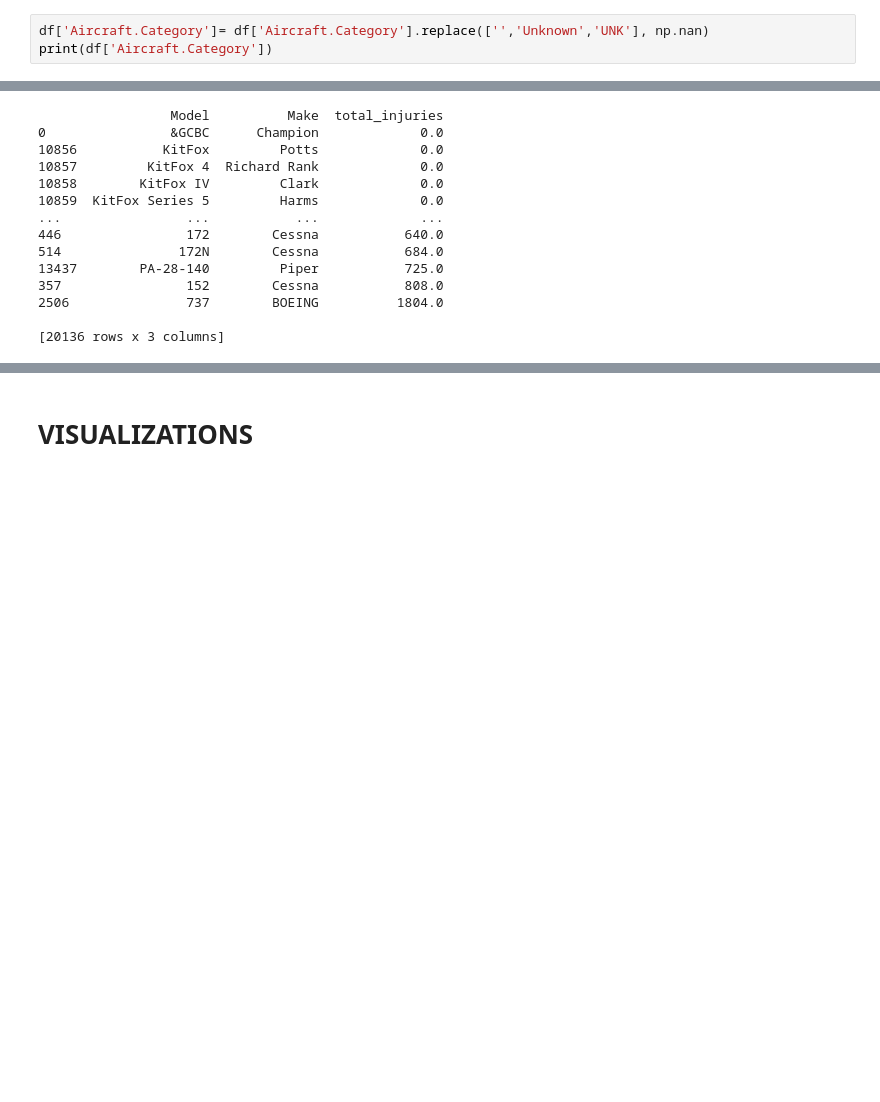
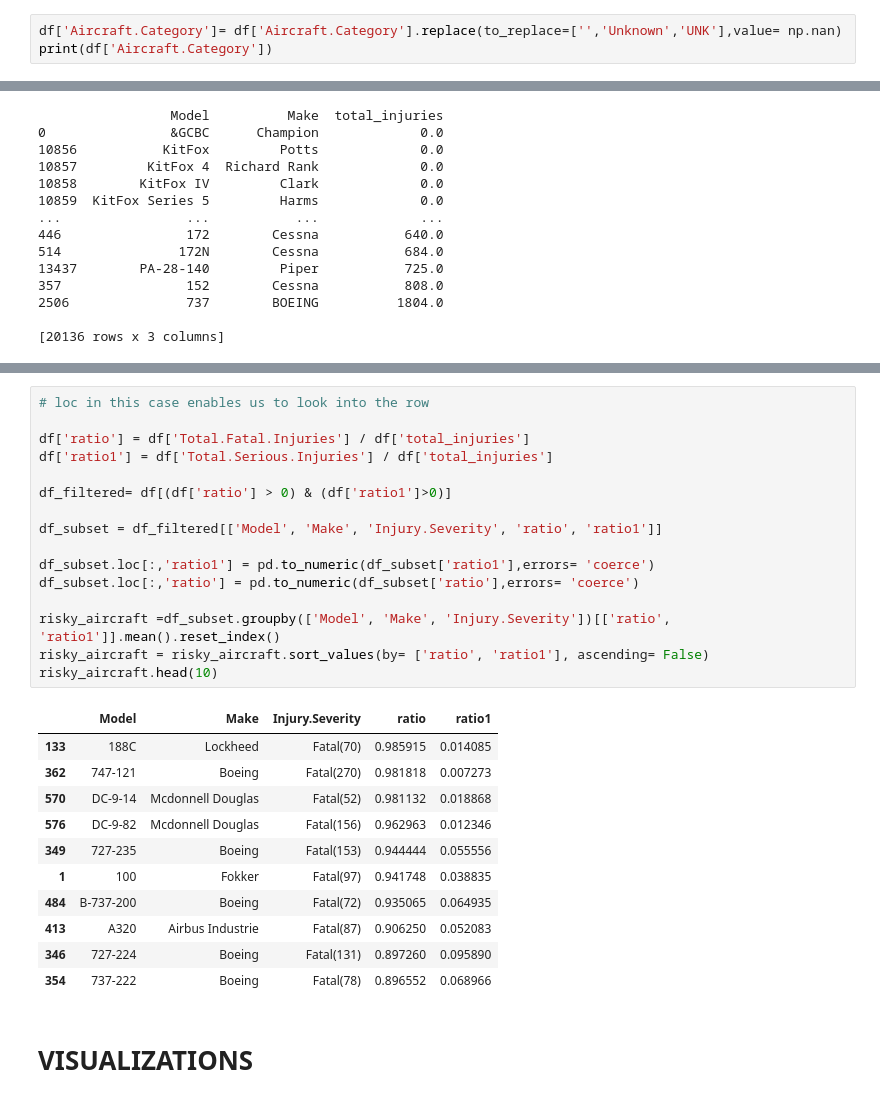
Before and after one commit to Luccy-svg/Aviation_Accidents_Project, a Jupyter notebook: student.ipynb, the cells around one changed output, grey strips where cells are left out. Drawn from its saved outputs; the diff is of its cells as text; blank space fills up the shorter version.

```diff
--- a/student.ipynb
+++ b/student.ipynb
@@ -187,7 +170,7 @@ array([nan, 'Airplane', 'Helicopter', 'Glider', 'Balloon', 'Gyrocraft',
        'Ultralight', 'Unknown', 'Blimp', 'Powered-Lift', 'Weight-Shift',
        'Powered Parachute', 'Rocket', 'WSFT', 'UNK', 'ULTR'], dtype=object)
 # %%
-df['Aircraft.Category']= df['Aircraft.Category'].replace(['','Unknown','UNK'], np.nan)
+df['Aircraft.Category']= df['Aircraft.Category'].replace(to_replace=['','Unknown','UNK'],value= np.nan)
 print(df['Aircraft.Category'])
 # %% [output]
 0             NaN
@@ -491,3 +477,31 @@ print(all_accidents)
+# %%
+# loc in this case enables us to look into the row
+
+df['ratio'] = df['Total.Fatal.Injuries'] / df['total_injuries']
+df['ratio1'] = df['Total.Serious.Injuries'] / df['total_injuries']
+
+df_filtered= df[(df['ratio'] > 0) & (df['ratio1']>0)]
+
+df_subset = df_filtered[['Model', 'Make', 'Injury.Severity', 'ratio', 'ratio1']]
+
+df_subset.loc[:,'ratio1'] = pd.to_numeric(df_subset['ratio1'],errors= 'coerce')
+df_subset.loc[:,'ratio'] = pd.to_numeric(df_subset['ratio'],errors= 'coerce')
+
+risky_aircraft =df_subset.groupby(['Model', 'Make', 'Injury.Severity'])[['ratio', 'ratio1']].mean().reset_index()
+risky_aircraft = risky_aircraft.sort_values(by= ['ratio', 'ratio1'], ascending= False)
+risky_aircraft.head(10)
+# %% [output]
+|  | Model | Make | Injury.Severity | ratio | ratio1 |
+| 133 | 188C | Lockheed | Fatal(70) | 0.985915 | 0.014085 |
+| 362 | 747-121 | Boeing | Fatal(270) | 0.981818 | 0.007273 |
+| 570 | DC-9-14 | Mcdonnell Douglas | Fatal(52) | 0.981132 | 0.018868 |
+| 576 | DC-9-82 | Mcdonnell Douglas | Fatal(156) | 0.962963 | 0.012346 |
+| 349 | 727-235 | Boeing | Fatal(153) | 0.944444 | 0.055556 |
+| 1 | 100 | Fokker | Fatal(97) | 0.941748 | 0.038835 |
+| 484 | B-737-200 | Boeing | Fatal(72) | 0.935065 | 0.064935 |
+| 413 | A320 | Airbus Industrie | Fatal(87) | 0.906250 | 0.052083 |
+| 346 | 727-224 | Boeing | Fatal(131) | 0.897260 | 0.095890 |
+| 354 | 737-222 | Boeing | Fatal(78) | 0.896552 | 0.068966 |
 # %% [markdown]
 # VISUALIZATIONS
 # %% [markdown]
```
Also changed, not shown: parts of 41 cells of this notebook.
